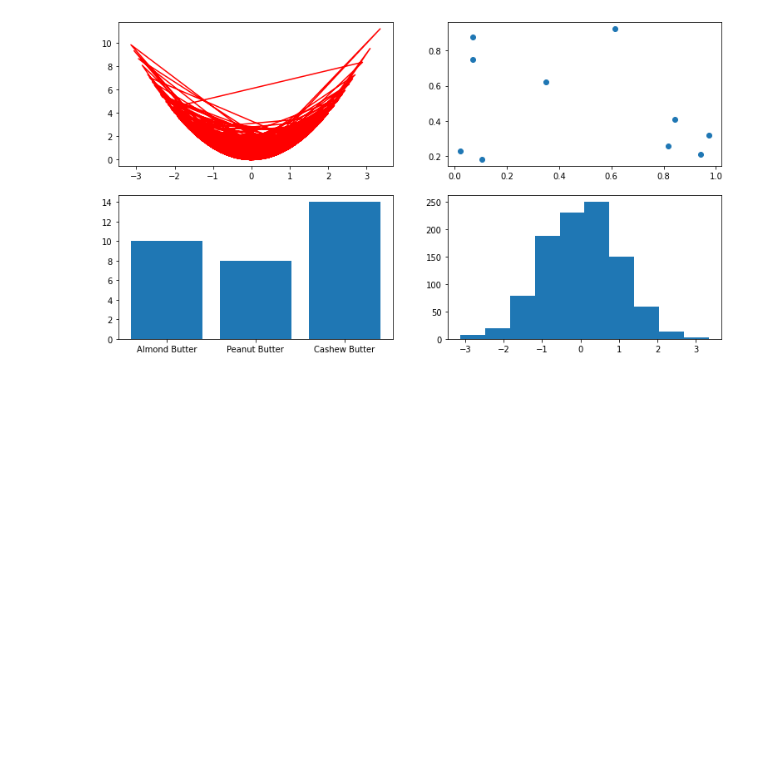
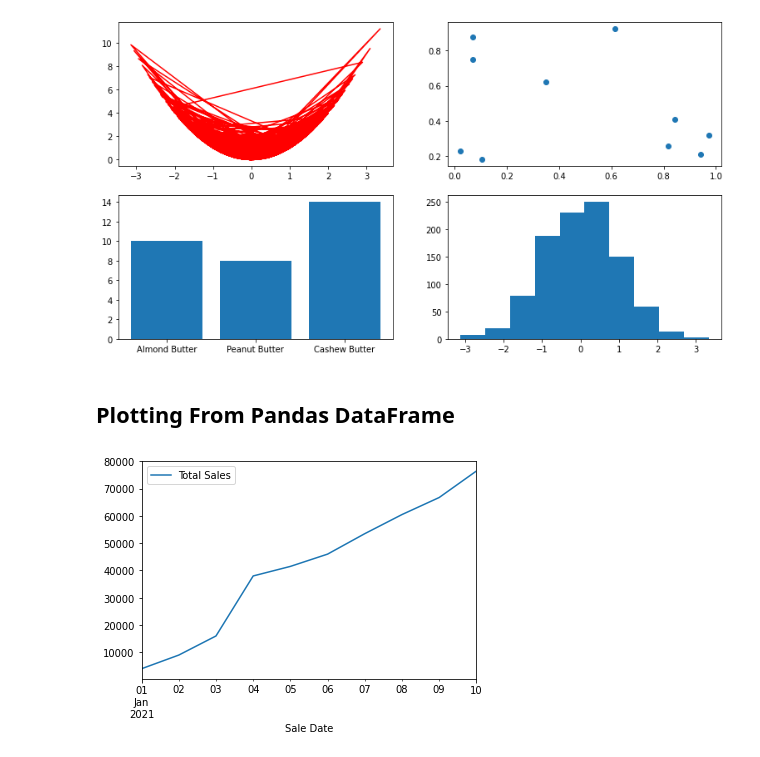
Before and after one commit to Naimul-Islam-Siam/Practice, a Jupyter notebook: ML/Matplotlib/Matplotlib_Intro.ipynb, the cells around one changed output. Drawn from its saved outputs; the diff is of its cells as text; code cells hidden in the pictures; blank space fills up the shorter version.

Commit message:
Plot From Pandas DataFrame

```diff
--- a/ML/Matplotlib/Matplotlib_Intro.ipynb
+++ b/ML/Matplotlib/Matplotlib_Intro.ipynb
@@ -136,3 +136,5 @@ ax[1,0].bar(nut_butter_prices.keys(), height=nut_butter_prices.values())
 ax[1,1].hist(x);
 # %% [output]
 [figure]
+# %% [markdown]
+## Plotting From Pandas DataFrame
@@ -138,0 +143,13 @@ ax[1,1].hist(x);
+# %%
+car_sales = pd.read_csv("https://raw.githubusercontent.com/mrdbourke/zero-to-mastery-ml/master/data/car-sales.csv")
+# %%
+car_sales["Price"] = car_sales["Price"].str.replace('[\$\,\.]', '') # Remove $ sign
+car_sales["Price"] = car_sales["Price"].str[:-2] # remove last 2 digits
+# %%
+car_sales["Total Sales"] = car_sales["Price"].astype(int).cumsum()
+
+car_sales["Sale Date"] = pd.date_range("1/1/2021", periods=len(car_sales))
+# %%
+car_sales.plot(x="Sale Date", y="Total Sales");
+# %% [output]
+[figure, added]
```
Also changed, not shown: parts of 1 cell of this notebook.
